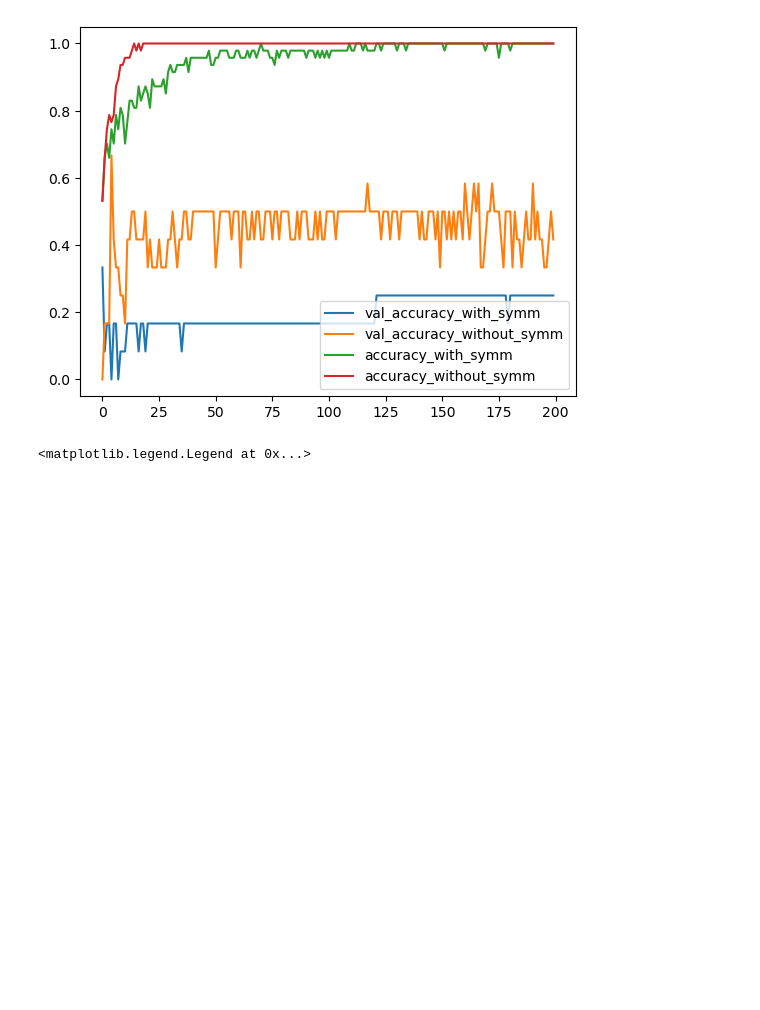
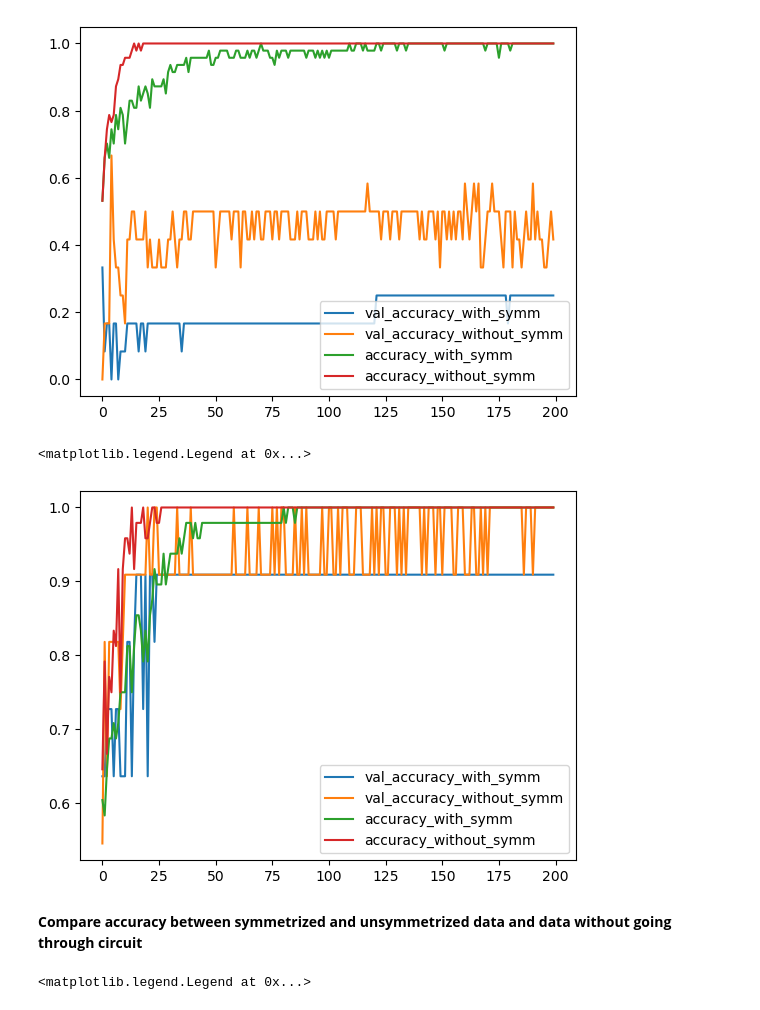
Before and after one commit to tyy0811/symmetry-in-variational-qml, a Jupyter notebook: tic_tac.ipynb, the cells around one changed output. Cells and saved outputs as stored; diff of their text form; code cells hidden in the pictures; blank space fills up the shorter version.

```diff
--- a/tic_tac.ipynb
+++ b/tic_tac.ipynb
@@ -633,6 +874,42 @@ plt.legend(["val_accuracy_with_symm", "val_accuracy_without_symm",
 # %% [output]
 <matplotlib.legend.Legend at 0x...>
 [figure]
+# %%
+history_without_symm_jax = train_jax_mlp(
+    unsymmetrized_x_dataset,
+    y_dataset,
+    hidden_sizes=[34],
+    epochs=200,
+    batch_size=4,
+    learning_rate=1e-2,
+)
+# %%
+val_accuracy_with_symm = history_symm_jax.history['val_accuracy']
+val_accuracy_without_symm = history_without_symm_jax.history['val_accuracy']
+
+accuracy_with_symm = history_symm_jax.history['accuracy']
+accuracy_without_symm = history_without_symm_jax.history['accuracy']
+
+loss_with_symm = history_symm_jax.history['val_loss']
+loss_without_symm = history_without_symm_jax.history['val_loss']
+
+epochs = range(len(acc))
+
+plt.plot(epochs,val_accuracy_with_symm)
+plt.plot(epochs,val_accuracy_without_symm)
+
+plt.plot(epochs,accuracy_with_symm)
+plt.plot(epochs,accuracy_without_symm)
+
+plt.legend(["val_accuracy_with_symm", "val_accuracy_without_symm",
+             "accuracy_with_symm", "accuracy_without_symm"])
+
+#plt.title('Mean Sqaured Loss of symmetrized and unsymmetrized data')
+# %% [output]
+<matplotlib.legend.Legend at 0x...>
+[figure, added]
+# %% [markdown]
+**Compare accuracy between symmetrized and unsymmetrized data and data without going through circuit**
 # %%
 x_without_circuit = tf.stack([data[0] for data in training_dataset])
 # %%
```
Also changed, not shown: parts of 17 cells of this notebook.
